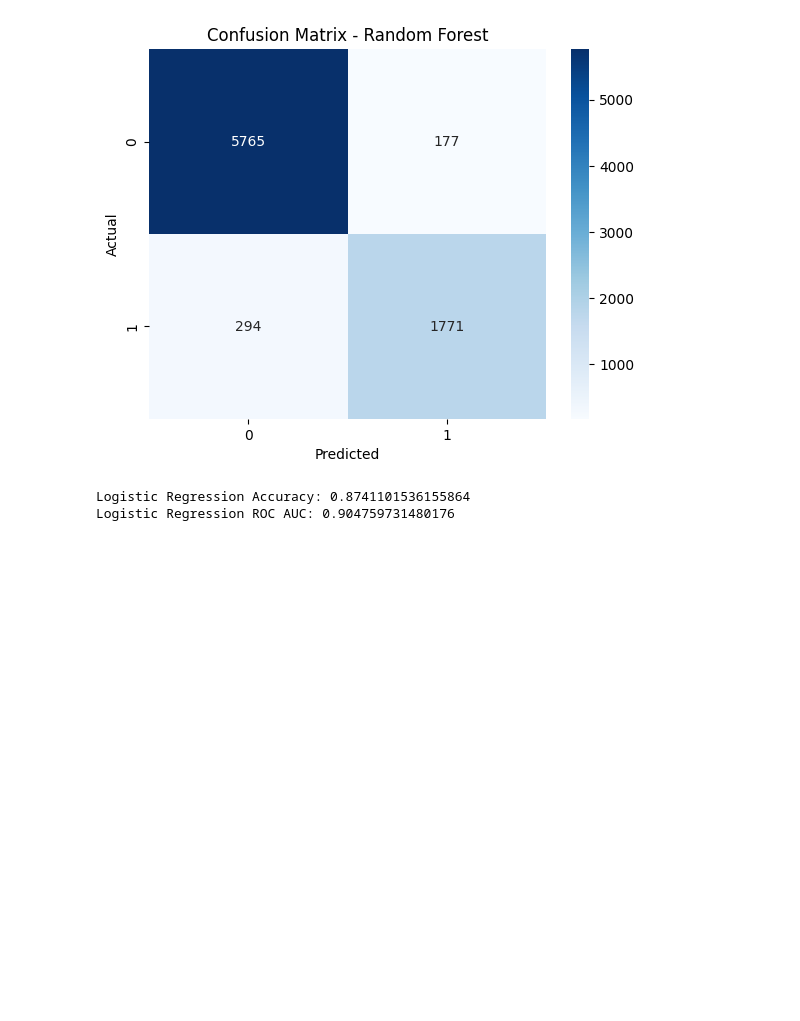
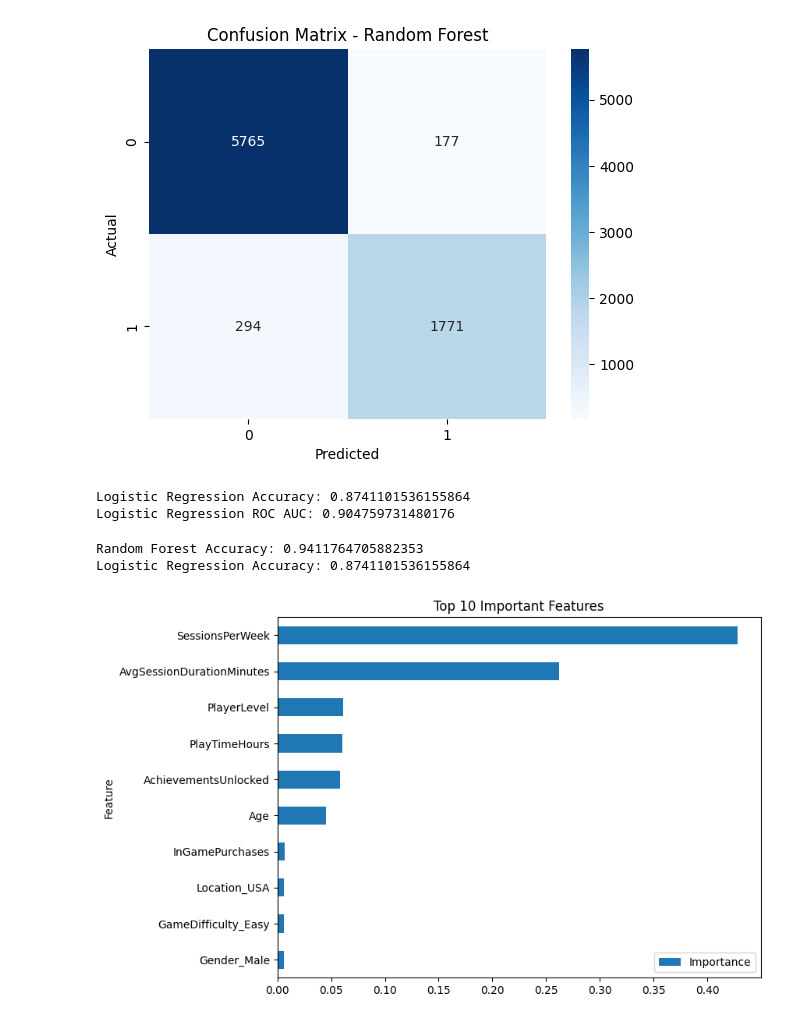
Before and after one commit to ParrvLuthra22/playerchurndataPrediction, a Jupyter notebook: PlayerChurnPrediction.ipynb, the cells around one changed output. Saved outputs shown, nothing was run; the diff lists cells and outputs as text; code cells hidden in the pictures; blank space fills up the shorter version.

```diff
--- a/PlayerChurnPrediction.ipynb
+++ b/PlayerChurnPrediction.ipynb
@@ -229,3 +229,32 @@ print("Logistic Regression ROC AUC:", roc_auc_score(y_test, y_prob_lr))
 # %% [output]
 Logistic Regression Accuracy: 0.8741101536155864
 Logistic Regression ROC AUC: 0.904759731480176
+# %%
+print("Random Forest Accuracy:", accuracy_score(y_test, y_pred))
+print("Logistic Regression Accuracy:", accuracy_score(y_test, y_pred_lr))
+# %% [output]
+Random Forest Accuracy: 0.9411764705882353
+Logistic Regression Accuracy: 0.8741101536155864
+# %%
+encoded_features = rf_model.named_steps["preprocessor"].transformers_[1][1].get_feature_names_out(categorical_cols)
+all_features = list(numeric_cols) + list(encoded_features)
+
+importances = rf_model.named_steps["classifier"].feature_importances_
+
+feature_importance_df = pd.DataFrame({
+    "Feature": all_features,
+    "Importance": importances
+}).sort_values(by="Importance", ascending=False)
+
+feature_importance_df.head(10).plot(
+    x="Feature",
+    y="Importance",
+    kind="barh",
+    figsize=(8,6)
+)
+
+plt.gca().invert_yaxis()
+plt.title("Top 10 Important Features")
+plt.show()
+# %% [output]
+[figure, added]
```
Also changed, not shown: parts of 4 cells of this notebook.
